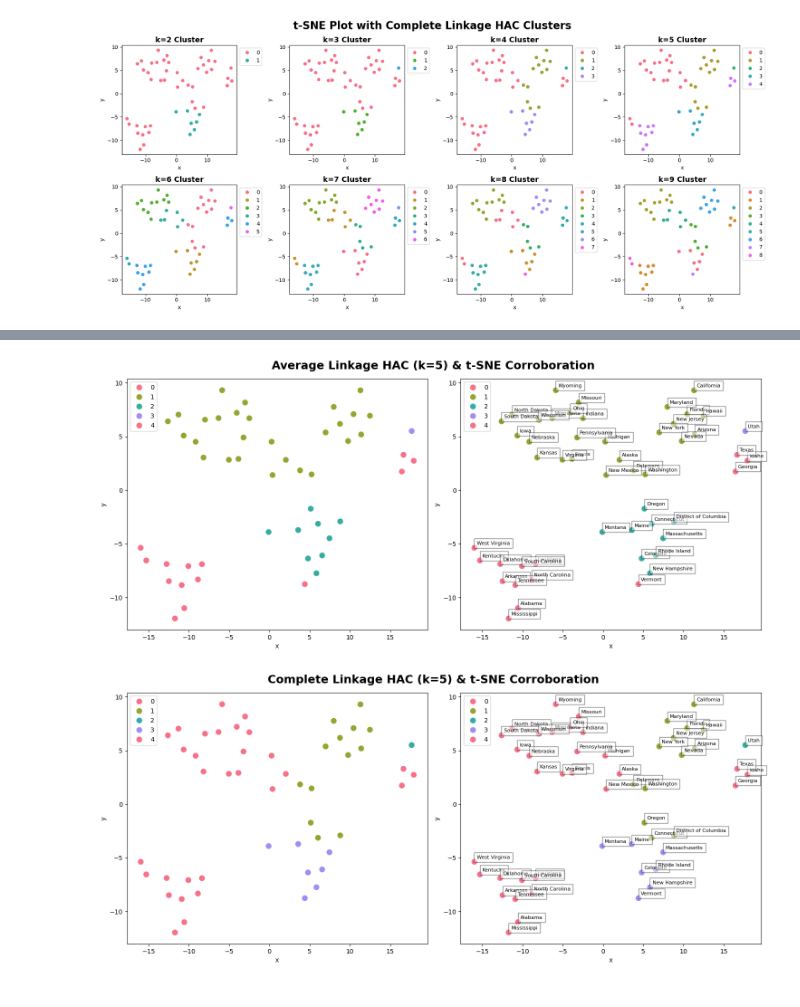
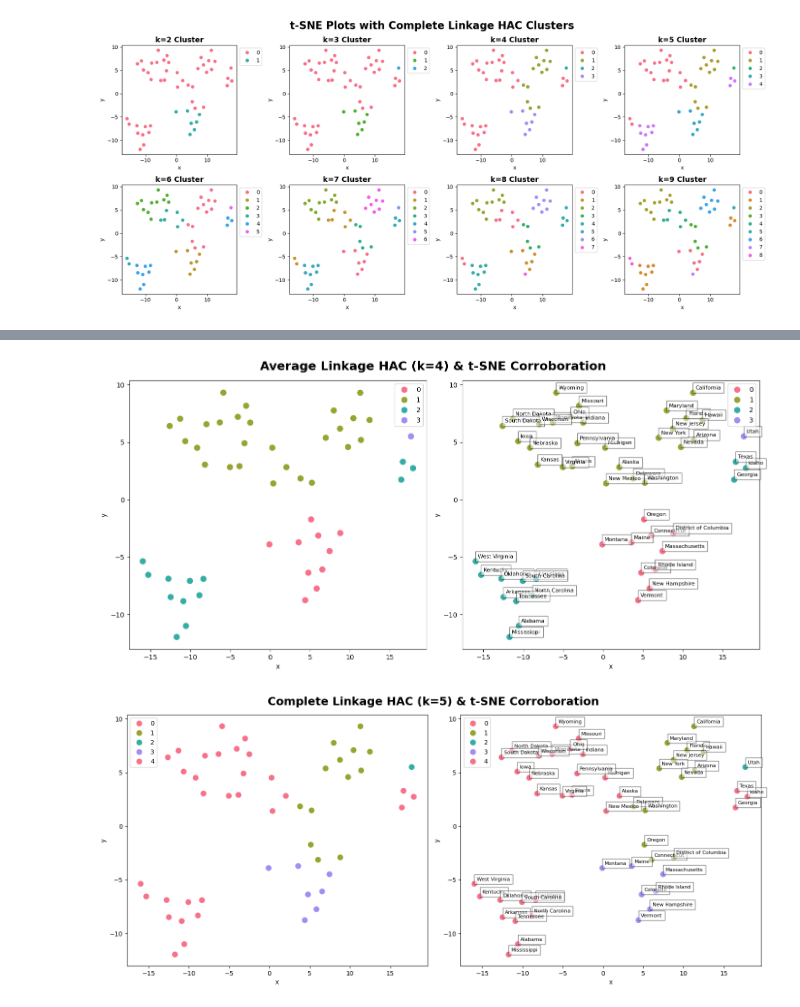
Before and after one commit to BenLeidig/stat437-project, a Jupyter notebook: project_template.ipynb, the cells around one changed output, grey strips where cells are left out. Drawn from its saved outputs; the diff is of its cells as text; code cells hidden in the pictures.

```diff
--- a/project_template.ipynb
+++ b/project_template.ipynb
@@ -353,29 +432,29 @@ plt.show()
 # %%
-k = 5 # CLUSTERS
+k = 4 # CLUSTERS
 hac = AgglomerativeClustering(n_clusters=k, metric='euclidean', linkage='average')
 predicted_cluster = hac.fit_predict(X_scaled)
 
-fig, (ax0, ax1) = plt.subplots(nrows=1, ncols=2, figsize=(15, 10*(2/3)))
+fig, (ax0, ax1) = plt.subplots(nrows=1, ncols=2, figsize=(14, 10*(2/3)))
 
 sns.scatterplot(
     x='x', y='y', hue=predicted_cluster,
     palette=sns.color_palette("husl", 4), data=df_tsne, ax=ax0, s=100
 )
 
 sns.scatterplot(x='x', y='y', hue=predicted_cluster, palette=sns.color_palette("husl", 4), data=df_tsne, ax=ax1, s=100)
 
 for i in range(df_tsne.shape[0]):
     ax1.text(
         x=df_tsne.loc[i, 'x'] + 0.3, y=df_tsne.loc[i, 'y'] + 0.3,
         s=states[i],
         fontdict=dict(color='black', size=8), bbox=dict(facecolor='white', alpha=0.5)
     )
 
 fig.suptitle(f'Average Linkage HAC (k={k}) & t-SNE Corroboration', fontsize=18, fontweight='bold')
 fig.tight_layout()
 plt.show()
 # %% [output]
-[figure, old version]
+[figure, new version]
 # %%
 k = 5 # CLUSTERS
 hac = AgglomerativeClustering(n_clusters=k, metric='euclidean', linkage='complete')
```
Also changed, not shown: parts of 5 cells of this notebook, 1 other file.
